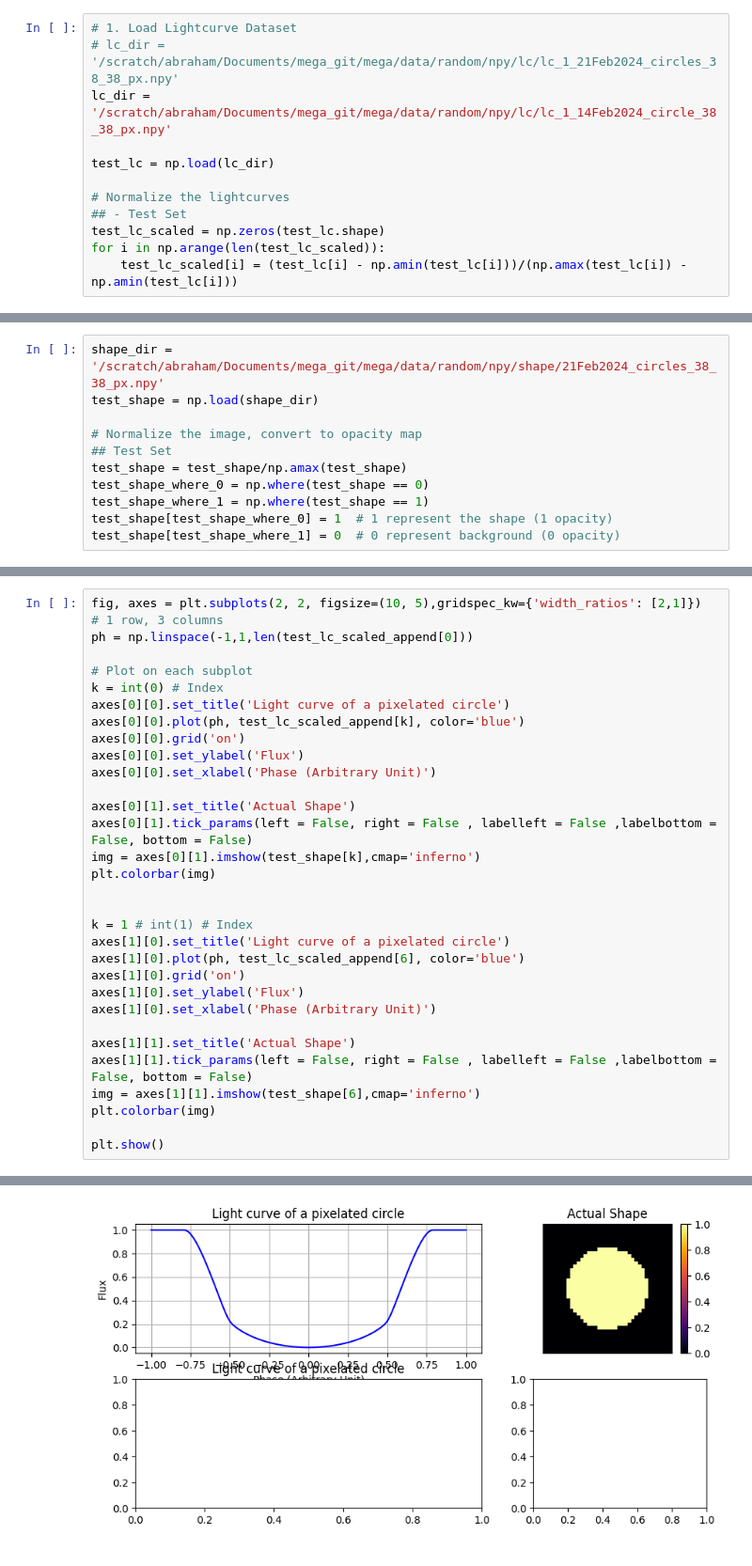
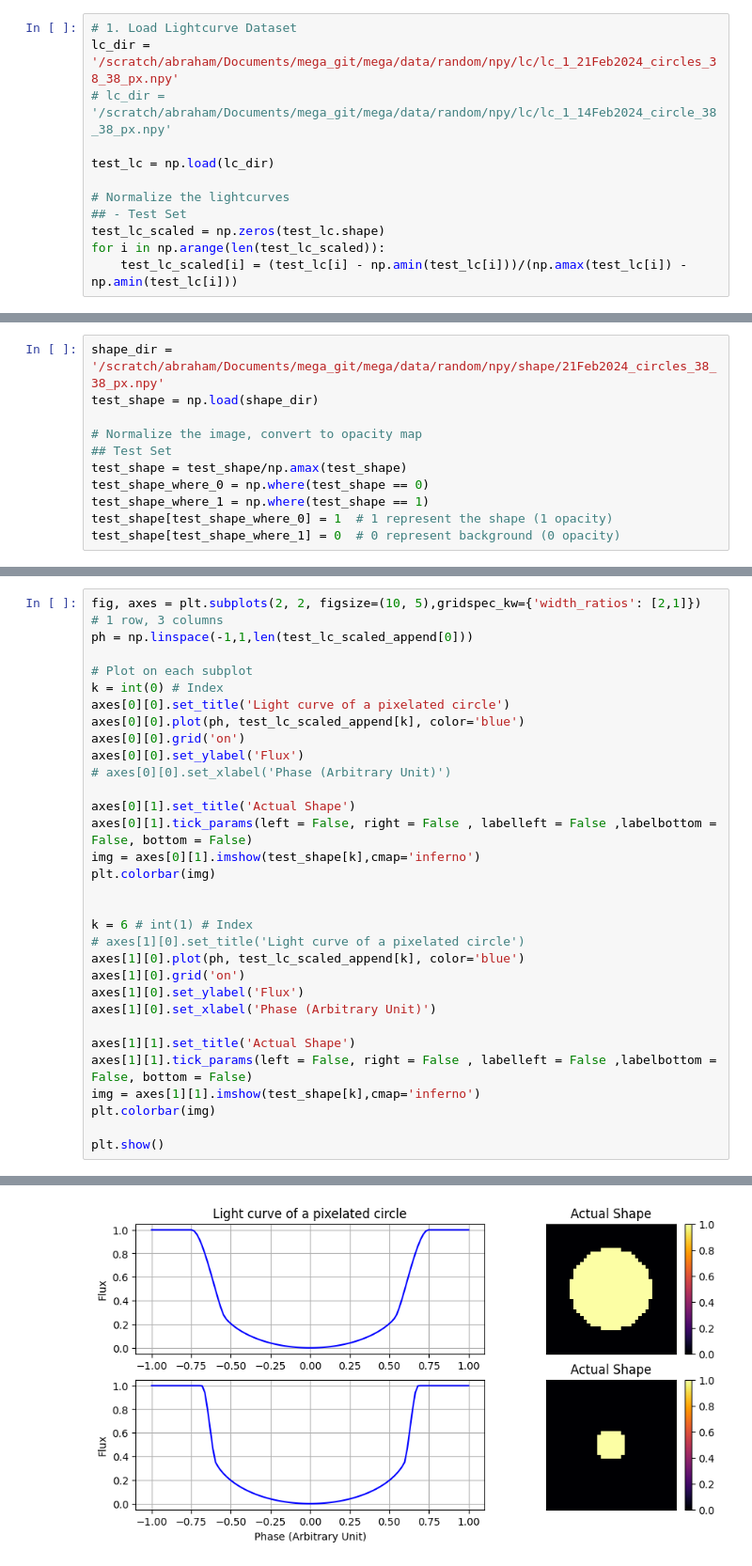
Before and after one commit to abrahammathews2000/mega, a Jupyter notebook: lightcurve_simulation/data_npy/plot_lc.ipynb, the cells around one changed output, grey strips where cells are left out. Shown at 94% size. Drawn from its saved outputs; the diff is of its cells as text.

```diff
--- a/lightcurve_simulation/data_npy/plot_lc.ipynb
+++ b/lightcurve_simulation/data_npy/plot_lc.ipynb
@@ -280,8 +341,8 @@ import matplotlib.pyplot as plt
 import numpy as np
 # %%
 # 1. Load Lightcurve Dataset
-# lc_dir = '/scratch/abraham/Documents/mega_git/mega/data/random/npy/lc/lc_1_21Feb2024_circles_38_38_px.npy'
-lc_dir = '/scratch/abraham/Documents/mega_git/mega/data/random/npy/lc/lc_1_14Feb2024_circle_38_38_px.npy'
+lc_dir = '/scratch/abraham/Documents/mega_git/mega/data/random/npy/lc/lc_1_21Feb2024_circles_38_38_px.npy'
+# lc_dir = '/scratch/abraham/Documents/mega_git/mega/data/random/npy/lc/lc_1_14Feb2024_circle_38_38_px.npy'
 
 test_lc = np.load(lc_dir)
 
@@ -335,7 +392,7 @@ axes[0][0].set_title('Light curve of a pixelated circle')
 axes[0][0].plot(ph, test_lc_scaled_append[k], color='blue')
 axes[0][0].grid('on')
 axes[0][0].set_ylabel('Flux')
-axes[0][0].set_xlabel('Phase (Arbitrary Unit)')
+# axes[0][0].set_xlabel('Phase (Arbitrary Unit)')
 
 axes[0][1].set_title('Actual Shape')
 axes[0][1].tick_params(left = False, right = False , labelleft = False ,labelbottom = False, bottom = False)
@@ -343,16 +400,16 @@ img = axes[0][1].imshow(test_shape[k],cmap='inferno')
 plt.colorbar(img)
 
 
-k = 1 # int(1) # Index
-axes[1][0].set_title('Light curve of a pixelated circle')
-axes[1][0].plot(ph, test_lc_scaled_append[6], color='blue')
+k = 6 # int(1) # Index
+# axes[1][0].set_title('Light curve of a pixelated circle')
+axes[1][0].plot(ph, test_lc_scaled_append[k], color='blue')
 axes[1][0].grid('on')
 axes[1][0].set_ylabel('Flux')
 axes[1][0].set_xlabel('Phase (Arbitrary Unit)')
 
 axes[1][1].set_title('Actual Shape')
 axes[1][1].tick_params(left = False, right = False , labelleft = False ,labelbottom = False, bottom = False)
-img = axes[1][1].imshow(test_shape[6],cmap='inferno')
+img = axes[1][1].imshow(test_shape[k],cmap='inferno')
 plt.colorbar(img)
 
 plt.show()
@@ -361 +417 @@ IndexError: index 6 is out of bounds for axis 0 with size 1
-[figure, old version]
+[figure, new version]
```
Also changed, not shown: parts of 16 cells of this notebook.
